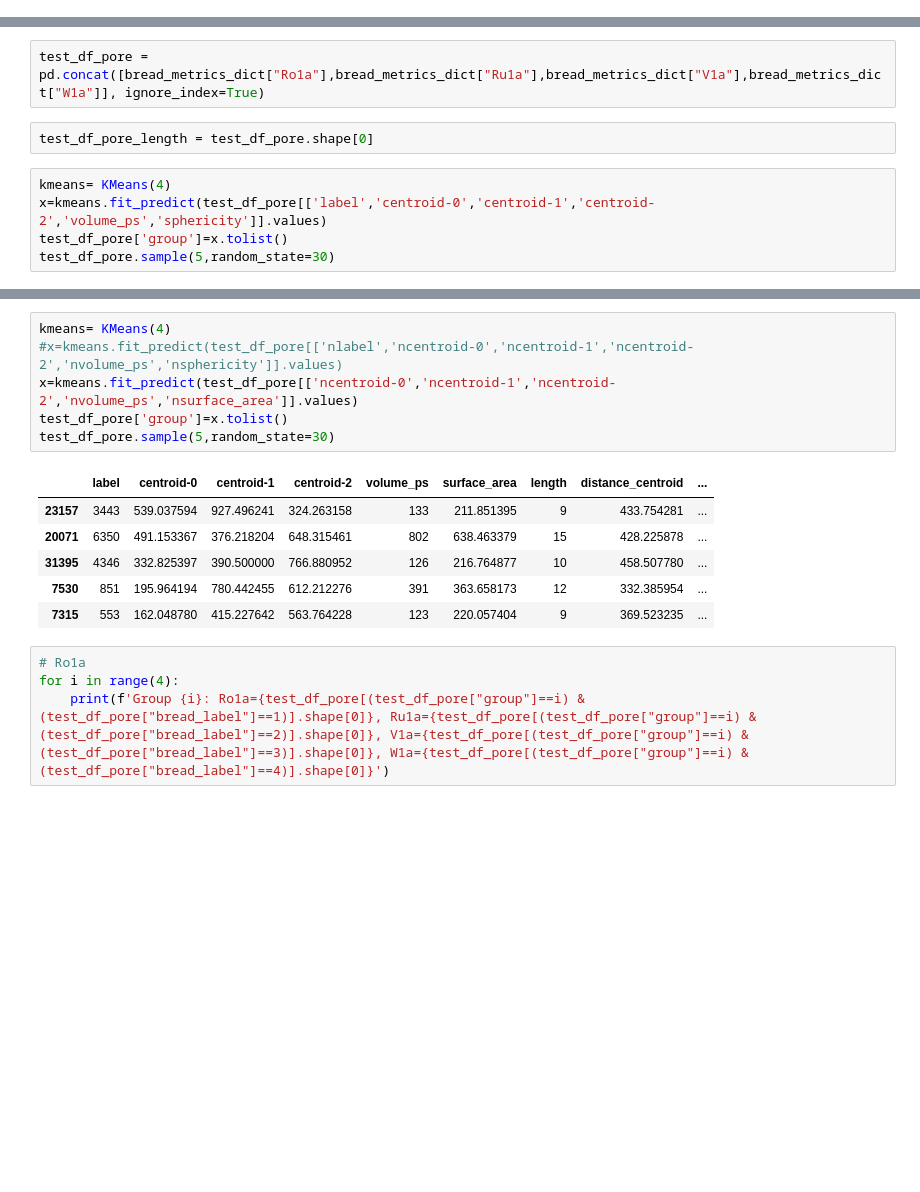
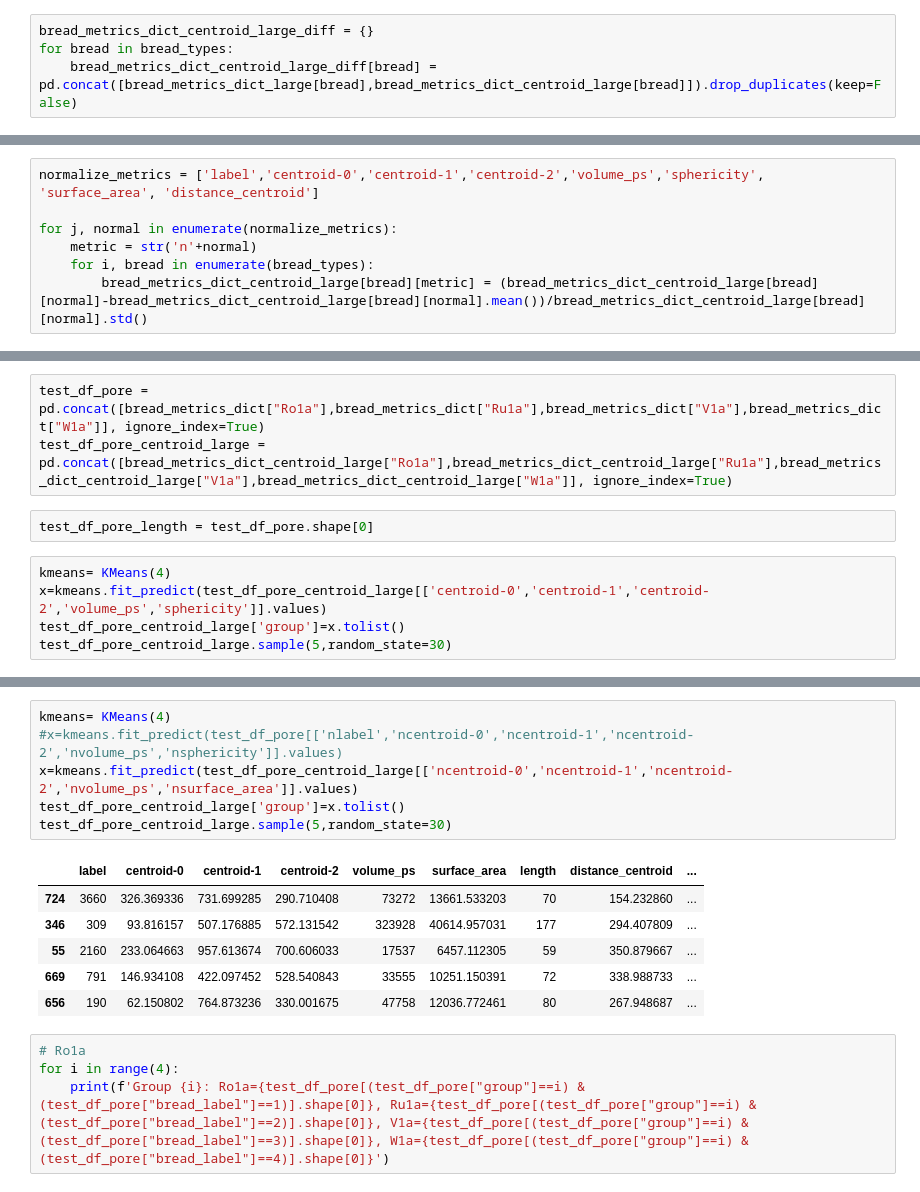
Before and after one commit to Consilium5128/QBI_BreadAnalysis, a Jupyter notebook: bread_prelim_analysis.ipynb, the cells around one changed output, grey strips where cells are left out. Cells and saved outputs as stored; diff of their text form; blank space fills up the shorter version.

```diff
--- a/bread_prelim_analysis.ipynb
+++ b/bread_prelim_analysis.ipynb
@@ -185,0 +202,4 @@ plt.show()
+# %%
+bread_metrics_dict_centroid_large_diff = {}
+for bread in bread_types:
+    bread_metrics_dict_centroid_large_diff[bread] = pd.concat([bread_metrics_dict_large[bread],bread_metrics_dict_centroid_large[bread]]).drop_duplicates(keep=False)
@@ -188,0 +312,7 @@ plt.show()
+# %%
+normalize_metrics = ['label','centroid-0','centroid-1','centroid-2','volume_ps','sphericity', 'surface_area', 'distance_centroid']
+
+for j, normal in enumerate(normalize_metrics):
+    metric = str('n'+normal)
+    for i, bread in enumerate(bread_types):
+        bread_metrics_dict_centroid_large[bread][metric] = (bread_metrics_dict_centroid_large[bread][normal]-bread_metrics_dict_centroid_large[bread][normal].mean())/bread_metrics_dict_centroid_large[bread][normal].std()
@@ -221,11 +364,12 @@ plt.show()
 # %%
 test_df_pore = pd.concat([bread_metrics_dict["Ro1a"],bread_metrics_dict["Ru1a"],bread_metrics_dict["V1a"],bread_metrics_dict["W1a"]], ignore_index=True)
+test_df_pore_centroid_large = pd.concat([bread_metrics_dict_centroid_large["Ro1a"],bread_metrics_dict_centroid_large["Ru1a"],bread_metrics_dict_centroid_large["V1a"],bread_metrics_dict_centroid_large["W1a"]], ignore_index=True)
 # %%
 test_df_pore_length = test_df_pore.shape[0]
 # %%
 kmeans= KMeans(4)
-x=kmeans.fit_predict(test_df_pore[['label','centroid-0','centroid-1','centroid-2','volume_ps','sphericity']].values)
-test_df_pore['group']=x.tolist()
-test_df_pore.sample(5,random_state=30)
+x=kmeans.fit_predict(test_df_pore_centroid_large[['centroid-0','centroid-1','centroid-2','volume_ps','sphericity']].values)
+test_df_pore_centroid_large['group']=x.tolist()
+test_df_pore_centroid_large.sample(5,random_state=30)
 # %% [output]
 |  | label | centroid-0 | centroid-1 | centroid-2 | volume_ps | surface_area | length | distance_centroid | ... |
@@ -241,16 +394,16 @@ sum(test_df_pore["group"]!=0)
 # %%
 kmeans= KMeans(4)
 #x=kmeans.fit_predict(test_df_pore[['nlabel','ncentroid-0','ncentroid-1','ncentroid-2','nvolume_ps','nsphericity']].values)
-x=kmeans.fit_predict(test_df_pore[['ncentroid-0','ncentroid-1','ncentroid-2','nvolume_ps','nsurface_area']].values)
-test_df_pore['group']=x.tolist()
-test_df_pore.sample(5,random_state=30)
+x=kmeans.fit_predict(test_df_pore_centroid_large[['ncentroid-0','ncentroid-1','ncentroid-2','nvolume_ps','nsurface_area']].values)
+test_df_pore_centroid_large['group']=x.tolist()
+test_df_pore_centroid_large.sample(5,random_state=30)
 # %% [output]
 |  | label | centroid-0 | centroid-1 | centroid-2 | volume_ps | surface_area | length | distance_centroid | ... |
-| 23157 | 3443 | 539.037594 | 927.496241 | 324.263158 | 133 | 211.851395 | 9 | 433.754281 | ... |
-| 20071 | 6350 | 491.153367 | 376.218204 | 648.315461 | 802 | 638.463379 | 15 | 428.225878 | ... |
-| 31395 | 4346 | 332.825397 | 390.500000 | 766.880952 | 126 | 216.764877 | 10 | 458.507780 | ... |
-| 7530 | 851 | 195.964194 | 780.442455 | 612.212276 | 391 | 363.658173 | 12 | 332.385954 | ... |
-| 7315 | 553 | 162.048780 | 415.227642 | 563.764228 | 123 | 220.057404 | 9 | 369.523235 | ... |
+| 724 | 3660 | 326.369336 | 731.699285 | 290.710408 | 73272 | 13661.533203 | 70 | 154.232860 | ... |
+| 346 | 309 | 93.816157 | 507.176885 | 572.131542 | 323928 | 40614.957031 | 177 | 294.407809 | ... |
+| 55 | 2160 | 233.064663 | 957.613674 | 700.606033 | 17537 | 6457.112305 | 59 | 350.879667 | ... |
+| 669 | 791 | 146.934108 | 422.097452 | 528.540843 | 33555 | 10251.150391 | 72 | 338.988733 | ... |
+| 656 | 190 | 62.150802 | 764.873236 | 330.001675 | 47758 | 12036.772461 | 80 | 267.948687 | ... |
 # %%
 # Ro1a
 for i in range(4):
```
Also changed, not shown: parts of 21 cells of this notebook, 4 other files.
